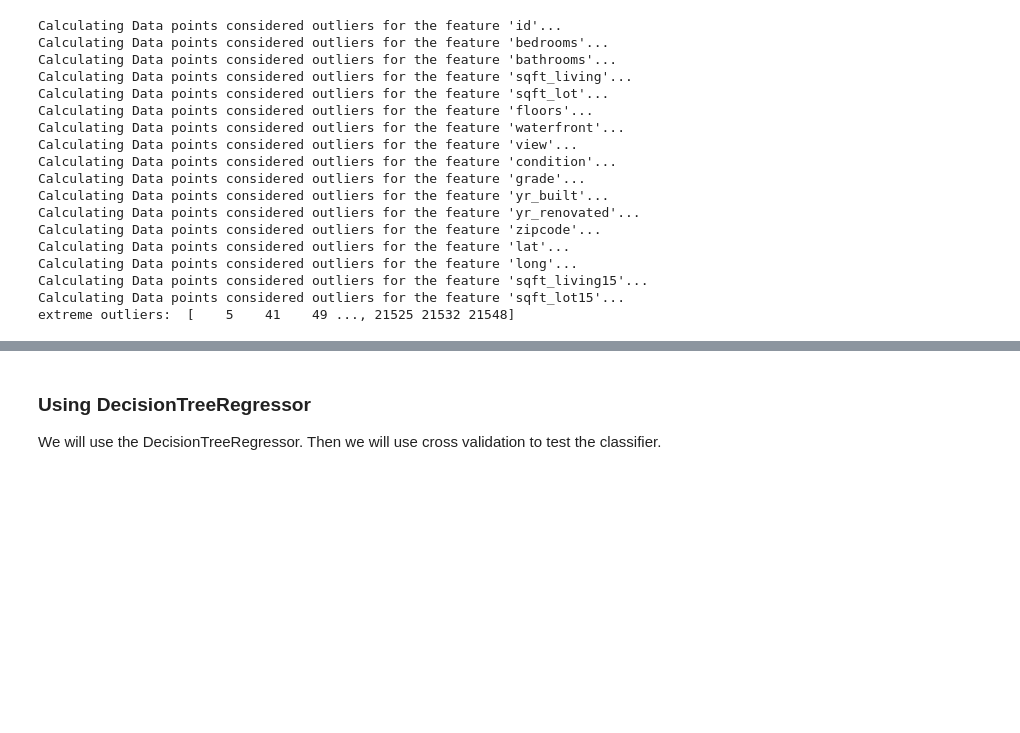
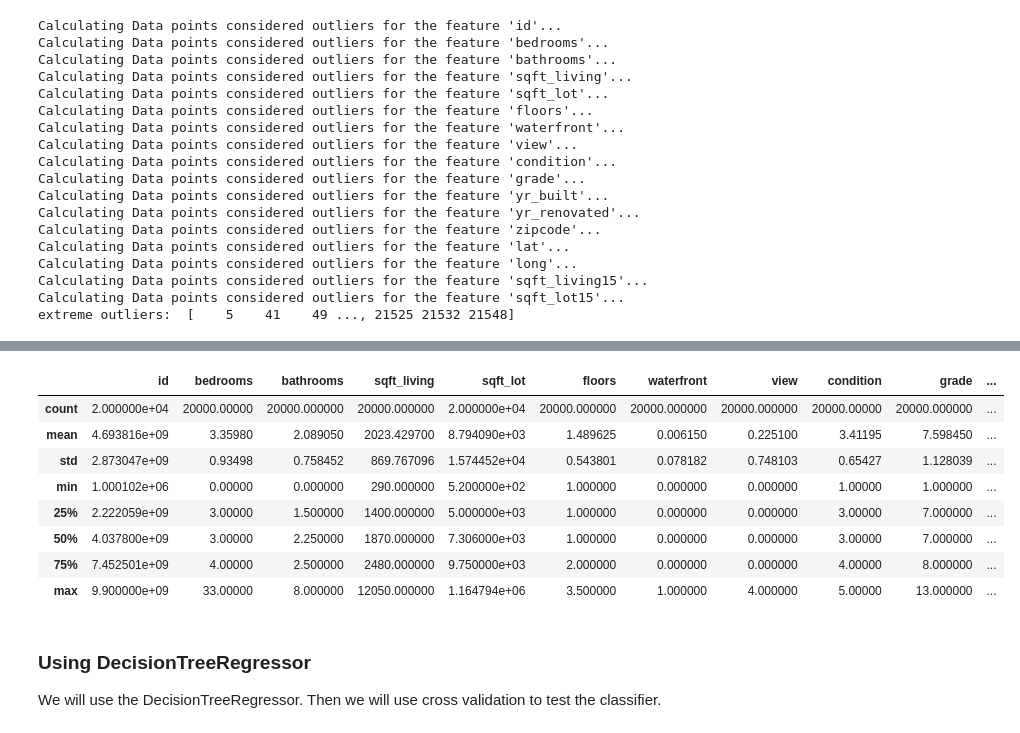
Before and after one commit to Sourge/udacity, a Jupyter notebook: final-project/housing.ipynb, the cells around one changed output, grey strips where cells are left out. Cells and saved outputs as stored; diff of their text form; code cells hidden in the pictures; blank space fills up the shorter version.

```diff
--- a/final-project/housing.ipynb
+++ b/final-project/housing.ipynb
@@ -257,3 +279,15 @@ extreme outliers:  [    5    41    49 ..., 21525 21532 21548]
+# %%
+good_data.describe()
+# %% [output]
+|  | id | bedrooms | bathrooms | sqft_living | sqft_lot | floors | waterfront | view | condition | grade | ... |
+| count | 2.000000e+04 | 20000.00000 | 20000.000000 | 20000.000000 | 2.000000e+04 | 20000.000000 | 20000.000000 | 20000.000000 | 20000.00000 | 20000.000000 | ... |
+| mean | 4.693816e+09 | 3.35980 | 2.089050 | 2023.429700 | 8.794090e+03 | 1.489625 | 0.006150 | 0.225100 | 3.41195 | 7.598450 | ... |
+| std | 2.873047e+09 | 0.93498 | 0.758452 | 869.767096 | 1.574452e+04 | 0.543801 | 0.078182 | 0.748103 | 0.65427 | 1.128039 | ... |
+| min | 1.000102e+06 | 0.00000 | 0.000000 | 290.000000 | 5.200000e+02 | 1.000000 | 0.000000 | 0.000000 | 1.00000 | 1.000000 | ... |
+| 25% | 2.222059e+09 | 3.00000 | 1.500000 | 1400.000000 | 5.000000e+03 | 1.000000 | 0.000000 | 0.000000 | 3.00000 | 7.000000 | ... |
+| 50% | 4.037800e+09 | 3.00000 | 2.250000 | 1870.000000 | 7.306000e+03 | 1.000000 | 0.000000 | 0.000000 | 3.00000 | 7.000000 | ... |
+| 75% | 7.452501e+09 | 4.00000 | 2.500000 | 2480.000000 | 9.750000e+03 | 2.000000 | 0.000000 | 0.000000 | 4.00000 | 8.000000 | ... |
+| max | 9.900000e+09 | 33.00000 | 8.000000 | 12050.000000 | 1.164794e+06 | 3.500000 | 1.000000 | 4.000000 | 5.00000 | 13.000000 | ... |
 # %% [markdown]
 ### Using DecisionTreeRegressor ###
 We will use the DecisionTreeRegressor.
```
Also changed, not shown: parts of 1 cell of this notebook.
